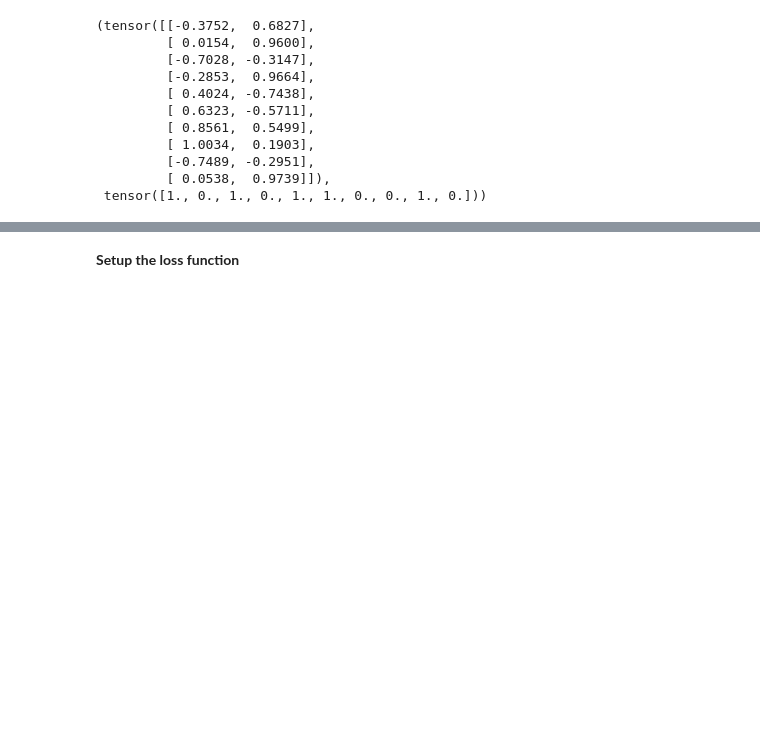
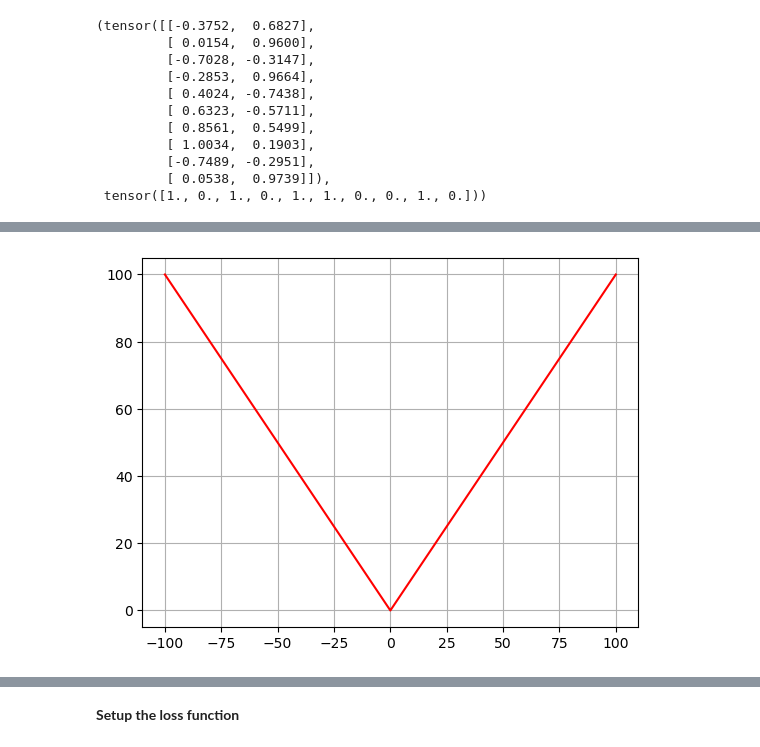
Before and after one commit to biscotty666/Python-Pytorch, a Jupyter notebook: pytorch/my_02_python_classifications.ipynb, the cells around one changed output, grey strips where cells are left out. Drawn from its saved outputs; the diff is of its cells as text; code cells hidden in the pictures; blank space fills up the shorter version.

```diff
--- a/pytorch/my_02_python_classifications.ipynb
+++ b/pytorch/my_02_python_classifications.ipynb
@@ -414,0 +441,17 @@ For the optimizer we'll use `torch.optim.SGD()` to optimize the model parameters
+# %%
+# MAE loss function
+def mae_loss(y_pred, y_true):
+    abs_error = np.abs(y_pred - y_true)
+    sum_abs_error = np.sum(abs_error)
+    loss = sum_abs_error / y_true.size
+    return loss
+
+# Plotting
+x_vals = np.arange(-100, 100, 0.01)
+y_vals = np.abs(x_vals)
+
+plt.plot(x_vals, y_vals, "red")
+plt.grid(True, which="major")
+plt.show()
+# %% [output]
+[figure, added]
```
Also changed, not shown: parts of 18 cells of this notebook, 9 other files.
